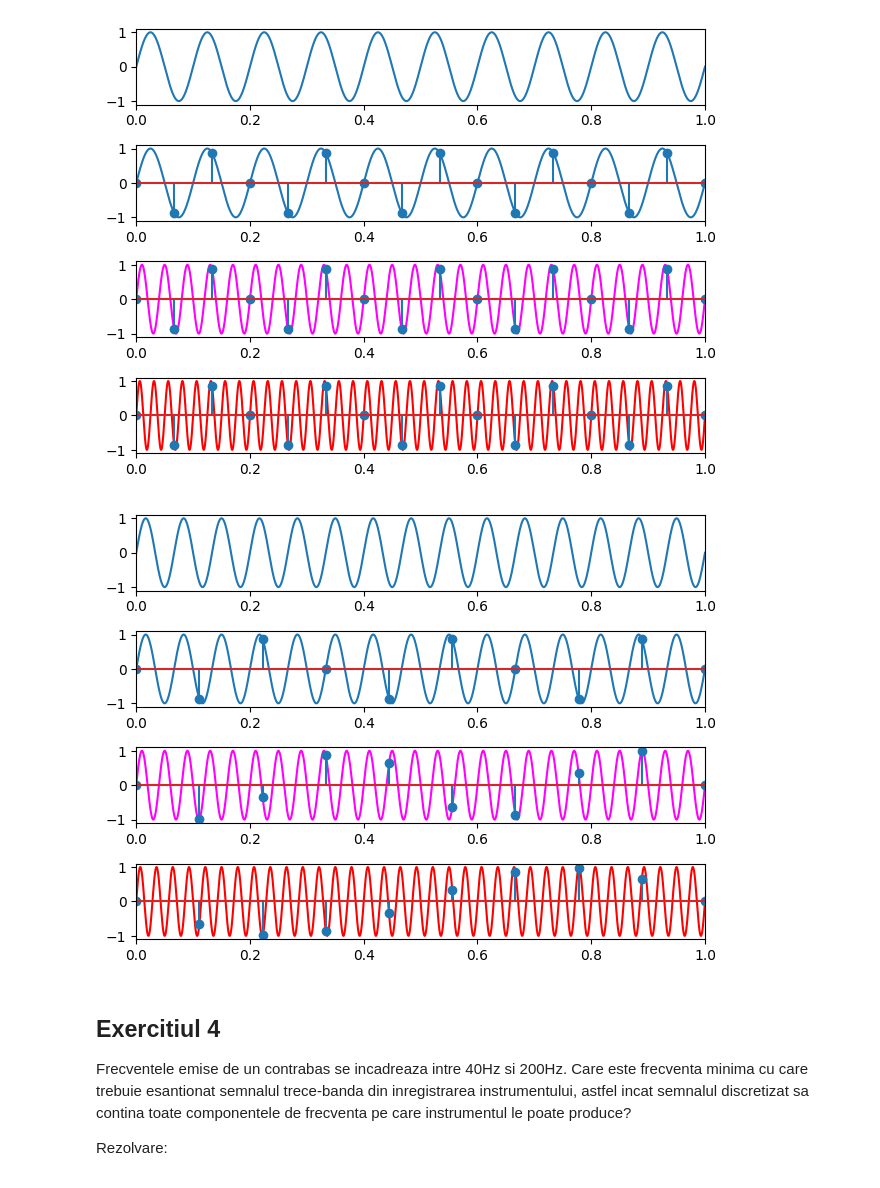
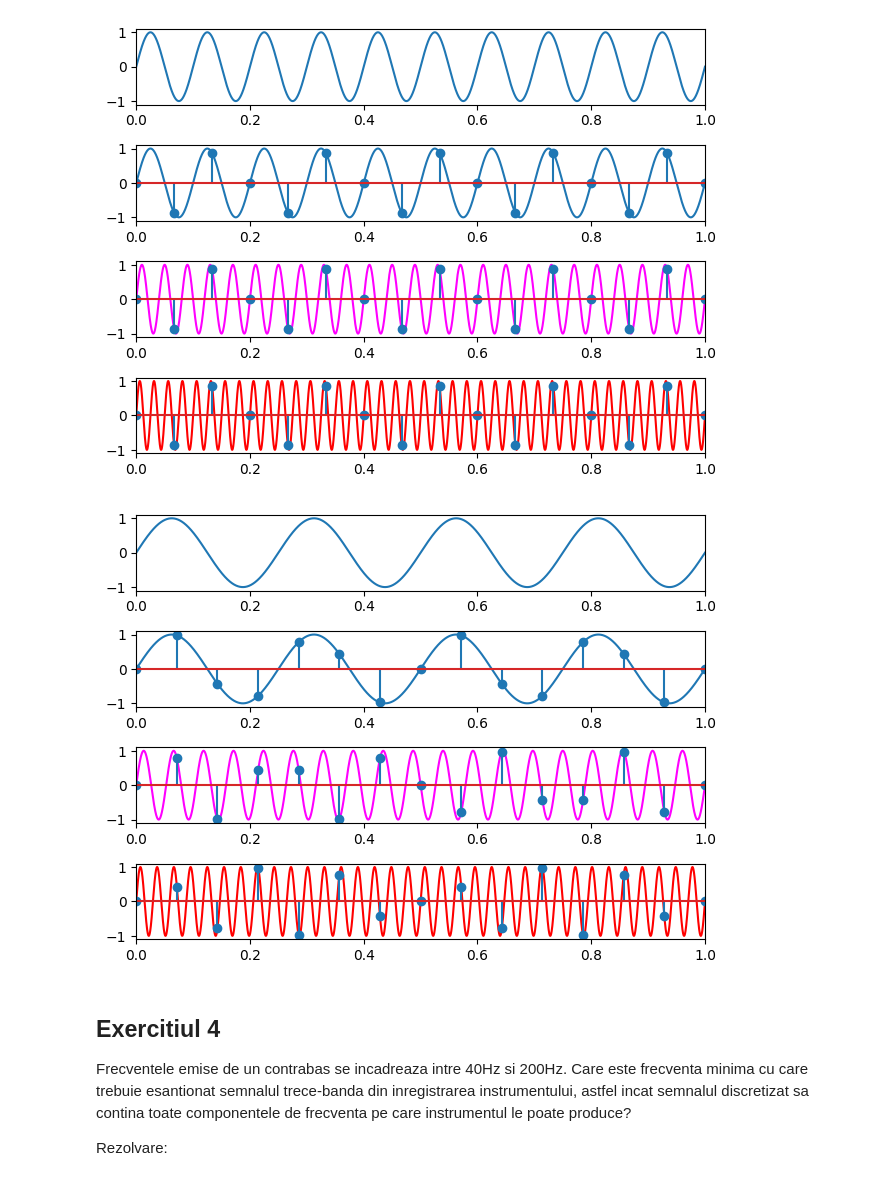
Before and after one commit to laurentiucretu68/ProcesareaSemnalelor, a Jupyter notebook: Laborator4/main.ipynb, the cells around one changed output. Saved outputs shown, nothing was run; the diff lists cells and outputs as text; code cells hidden in the pictures.

```diff
--- a/Laborator4/main.ipynb
+++ b/Laborator4/main.ipynb
@@ -87,42 +88,43 @@ plt.close(fig)
 [figure]
 # %%
 # Exercitiul 3
+# fs > 2 * f
 def signal(n: np.ndarray, f: float):
     return np.sin(2 * np.pi * f * n)
 
-f = 15
-fs = 10
+f = 4
+fs = 15
 n = np.linspace(0, 1, fs)
 time = np.linspace(0, 1, 10000)
 
 fig, axs = plt.subplots(4)
 axs[0].plot(time, signal(time, f))
 axs[0].set_xlim([0, 1])
 
 axs[1].plot(time, signal(time, f))
 axs[1].stem(n, signal(n, f))
 axs[1].set_xlim([0, 1])
 
 axs[2].plot(time, signal(time, f + fs), c='magenta')
 axs[2].stem(n, signal(n, f + fs))
 axs[2].set_xlim([0, 1])
 
 axs[3].plot(time, signal(time, f + 2 * fs), c='red')
 axs[3].stem(n, signal(n, f + 2 * fs))
 axs[3].set_xlim([0, 1])
 
 plt.tight_layout()
 
 if not os.path.exists('exercitiul3'):
     os.mkdir('exercitiul3')
 
 plt.savefig(os.path.join('exercitiul3', f"exercitiul3.png"))
 plt.savefig(os.path.join('exercitiul3', f"exercitiul3.pdf"))
 
 plt.show()
 plt.close(fig)
 # %% [output]
-[figure, old version]
+[figure, new version]
 # %% [markdown]
 ## Exercitiul 4
 Frecventele emise de un contrabas se incadreaza intre 40Hz si 200Hz. Care este frecventa minima cu care trebuie esantionat semnalul trece-banda din inregistrarea instrumentului, astfel incat semnalul discretizat sa contina toate componentele de frecventa pe care instrumentul le poate produce?
```
Also changed, not shown: parts of 1 cell of this notebook, 2 other files.
